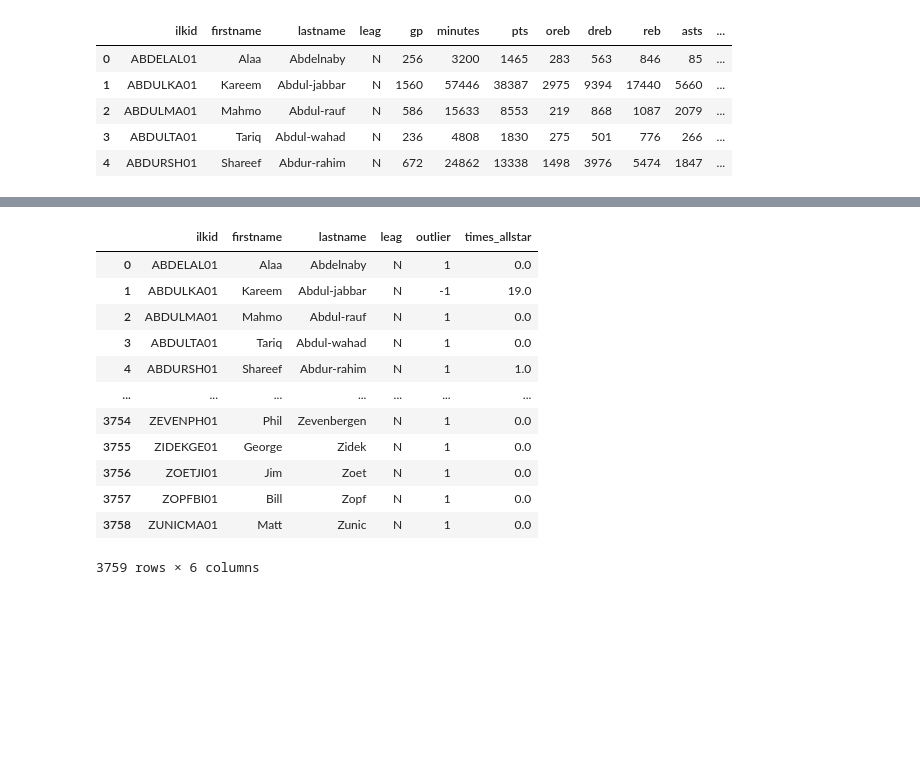
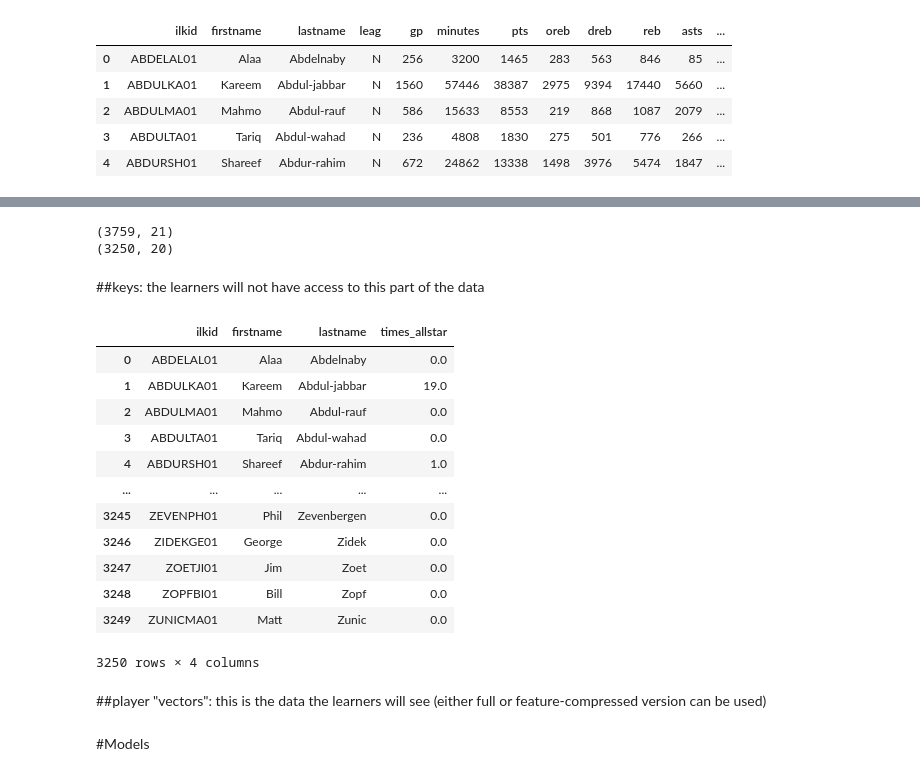
Before and after one commit to ShaelinN/GameOutcomePrediction, a Jupyter notebook: outlier_detection.ipynb, the cells around one changed output, grey strips where cells are left out. Saved outputs shown, nothing was run; the diff lists cells and outputs as text; code cells hidden in the pictures; blank space fills up the shorter version.

```diff
--- a/outlier_detection.ipynb
+++ b/outlier_detection.ipynb
@@ -91,3 +30,18 @@ this is not a true evaluation, since the metrics used do not apply in the case o
+# %%
+#  ONLY RUN THIS BLOCK IF YOU WANT TO CONSIDER NBA PLAYERS AND IGNORE ABA
+
+print(player_rs_career.shape)
+player_rs_career = player_rs_career.where(player_rs_career["leag"] == "N").dropna()
+player_rs_career = player_rs_career.drop("leag", axis=1)
+print(player_rs_career.shape)
+# %% [output]
+(3759, 21)
+(3250, 20)
+# %% [markdown]
+##keys:
+the learners will not have access to this part of the data
+# %%
+player_keys = player_rs_career.loc[:,:"lastname"]
 # %%
 player_all_star= pd.read_csv(os.path.join(data, "player_allstar.csv"))
 player_all_star.head()
@@ -96,20 +50,23 @@ player_all_star["ilkid"] = [i.upper().strip() for i in player_all_star["ilkid"]]
 count = player_all_star[["ilkid"]].groupby("ilkid", as_index=False).size()
 count.columns = ["ilkid","times_allstar"]
 # %%
-player_summary = pd.merge(player_summary, count,how="left", on="ilkid")
-player_summary["times_allstar"] = player_summary["times_allstar"].fillna(0)
-player_summary
+player_keys = pd.merge(player_keys, count,how="left", on="ilkid")
+player_keys["times_allstar"] = player_keys["times_allstar"].fillna(0)
+player_keys
 # %% [output]
-|  | ilkid | firstname | lastname | leag | outlier | times_allstar |
-| 0 | ABDELAL01 | Alaa | Abdelnaby | N | 1 | 0.0 |
-| 1 | ABDULKA01 | Kareem | Abdul-jabbar | N | -1 | 19.0 |
-| 2 | ABDULMA01 | Mahmo | Abdul-rauf | N | 1 | 0.0 |
-| 3 | ABDULTA01 | Tariq | Abdul-wahad | N | 1 | 0.0 |
-| 4 | ABDURSH01 | Shareef | Abdur-rahim | N | 1 | 1.0 |
-| ... | ... | ... | ... | ... | ... | ... |
-| 3754 | ZEVENPH01 | Phil | Zevenbergen | N | 1 | 0.0 |
-| 3755 | ZIDEKGE01 | George | Zidek | N | 1 | 0.0 |
-| 3756 | ZOETJI01 | Jim | Zoet | N | 1 | 0.0 |
-| 3757 | ZOPFBI01 | Bill | Zopf | N | 1 | 0.0 |
-| 3758 | ZUNICMA01 | Matt | Zunic | N | 1 | 0.0 |
+|  | ilkid | firstname | lastname | times_allstar |
+| 0 | ABDELAL01 | Alaa | Abdelnaby | 0.0 |
+| 1 | ABDULKA01 | Kareem | Abdul-jabbar | 19.0 |
+| 2 | ABDULMA01 | Mahmo | Abdul-rauf | 0.0 |
+| 3 | ABDULTA01 | Tariq | Abdul-wahad | 0.0 |
+| 4 | ABDURSH01 | Shareef | Abdur-rahim | 1.0 |
+| ... | ... | ... | ... | ... |
+| 3245 | ZEVENPH01 | Phil | Zevenbergen | 0.0 |
+| 3246 | ZIDEKGE01 | George | Zidek | 0.0 |
+| 3247 | ZOETJI01 | Jim | Zoet | 0.0 |
+| 3248 | ZOPFBI01 | Bill | Zopf | 0.0 |
+| 3249 | ZUNICMA01 | Matt | Zunic | 0.0 |
-3759 rows × 6 columns
+3250 rows × 4 columns
+# %% [markdown]
+##player "vectors":
+this is the data the learners will see (either full or feature-compressed version can be used)
@@ -115,0 +77,2 @@ player_summary
+# %% [markdown]
+#Models
```
Also changed, not shown: parts of 30 cells of this notebook.
